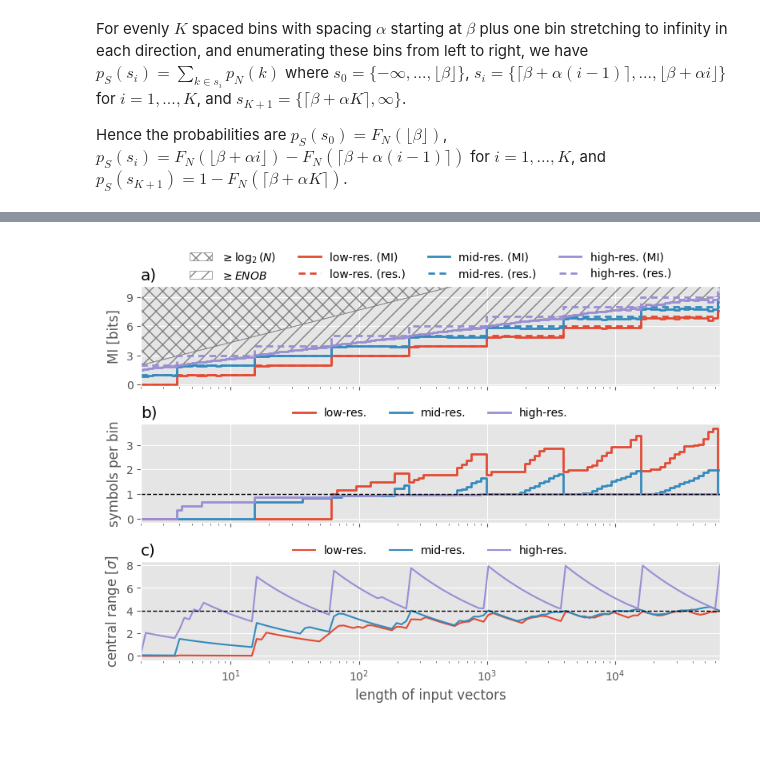
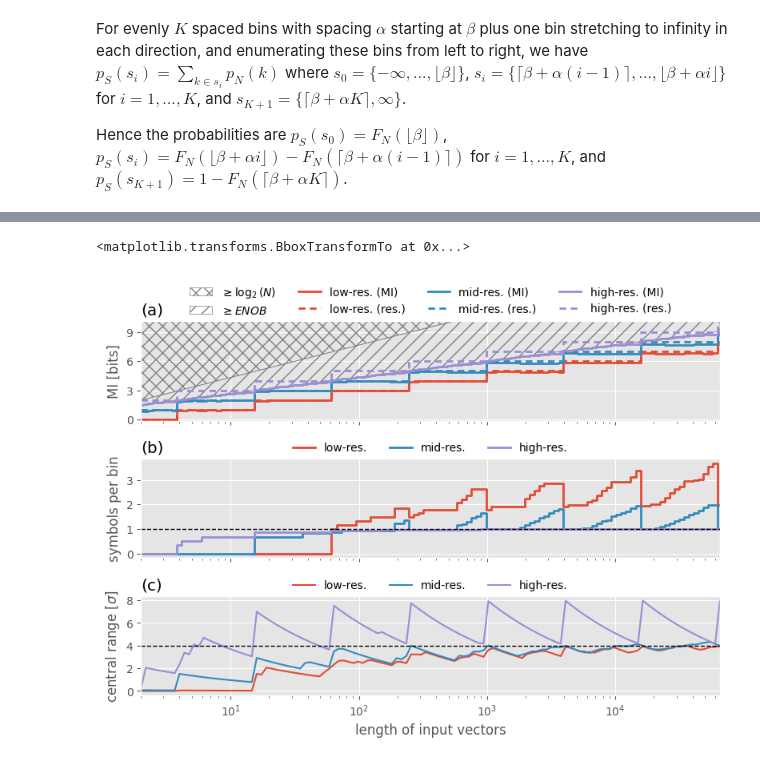
Before and after one commit to Integrated-Systems-Neuroengineering/optquant, a Jupyter notebook: experiments/derivation.ipynb, the cells around one changed output, grey strips where cells are left out. Saved outputs shown, nothing was run; the diff lists cells and outputs as text; code cells hidden in the pictures.

```diff
--- a/experiments/derivation.ipynb
+++ b/experiments/derivation.ipynb
@@ -24,20 +28 @@ plt.style.use('ggplot')
-# %%
-def compute_even_levels(num_bins, alpha, beta, offset_fixed=0):
-    shape = jnp.broadcast_shapes(jnp.shape(alpha), jnp.shape(beta), jnp.shape(offset_fixed))
-    i = jnp.arange(num_bins+1).reshape(-1, *[1]*len(shape))
-    offset_scaled = -(num_bins +1) / 2
-    res = alpha * (i + 0.5 + offset_scaled) + beta + offset_fixed
-    return res.at[0, ...].set(-jnp.inf).at[-1, ...].set(jnp.inf)
-
-@partial(jax.jit, static_argnums=(2,))
-def MI(alpha, beta, K, values, probabilities):
-
-    levels = compute_even_levels(K, alpha, beta, offset_fixed=(values[0] + values[-1]) / 2)
-    alpha, beta = jnp.atleast_1d(alpha)[jnp.newaxis, ...], jnp.atleast_1d(beta)[jnp.newaxis, ...]
-
-    cumprobs = jnp.concat([jnp.array([0.0]), jnp.cumsum(probabilities)])
-
-    p_s = cumprobs[jnp.searchsorted(values, levels[1:,...])] - cumprobs[jnp.searchsorted(values, levels[:-1,...])]
-
-    return -jnp.sum(p_s * jnp.log2(p_s), where=p_s > 0, axis=0)
 # %%
@@ -96,3 +97,7 @@ fig.savefig("../figures/optimum.png", bbox_inches="tight", dpi=300)
+# %%
+ax[1,2].transAxes
+# %% [output]
+<matplotlib.transforms.BboxTransformTo at 0x...>
 # %%
 # plot vector length vs number of ADC bits, offset and scale
 
@@ -119,14 +124,14 @@ for vl in tqdm(vector_length):
     probabilities = jnp.exp(d.log_prob(d.enumerate_support()))
 
     # compute ENOB
-    ENOB = jnp.log2(2*jnp.e*jnp.pi*0.25*vl)*0.5
+    ENOB = enob(vl)
     enobs.append(ENOB)
 
     # low bit-precision is rounded down, high bit-precision is rounded up
     for i,bits in enumerate([int(ENOB) + o for (_,o) in cases]):
 
         # compute MI for low and high precision
-        MIs = MI(*jnp.ix_(scale, phase), 2**bits, support, probabilities)
+        MIs = MI_nonoise(*jnp.ix_(scale, phase), 2**bits, support, probabilities)
 
         # find location of the maximum MI for low precision
         max_idx= MIs.argmax()
@@ -140,7 +145,7 @@ for vl in tqdm(vector_length):
 
         # compute how many numbers fall within each central bin
         offset_fixed = (support[0] + support[-1]) / 2
-        levels= compute_even_levels(2**bits, max_scale, max_phase, offset_fixed=offset_fixed)
+        levels= compute_even_levels(2**bits, max_scale, max_phase, offset_fixed=offset_fixed).squeeze()
         (vals, counts) = jnp.unique_counts(jnp.searchsorted(levels, support))
         max_width= jnp.sum(counts, where=(vals > 1) & (vals < (2**bits)-2)) / (2**bits - 2)
 
@@ -189,12 +194,12 @@ ax_MI.fill_between(
 )
 
 # plot the individual results for each case
-for i, (label, offset) in enumerate(cases):
+for i, (label1, offset) in enumerate(cases):
     # plot the limit and measured MI
     ax_MI.step(
         vector_length,
         max_MIs[i],
-        label=f"{label} (MI)",
+        label=f"{label1} (MI)",
         where="mid",
         color=f"C{i}",
         lw=2
@@ -205,47 +210,47 @@ for i, (label, offset) in enumerate(cases):
         num_bits[i],
         "--",
         dashes = [3,2],
-        label=f"{label} (res.)",
+        label=f"{label1} (res.)",
         where="mid",
         color=f"C{i}",
         lw=2,
     )
 
     # plot the average number of values that fall within the central bins
-    ax_scales.step(vector_length, max_widths[i], where="mid", label=label, color=f"C{i}", lw=2)
+    ax_scales.step(vector_length, max_widths[i], where="mid", label=label1, color=f"C{i}", lw=2)
 
     # plot the covered range of the central bins in standard deviations
-    ax_range.plot(vector_length, jnp.array(max_ranges[i]) / jnp.sqrt(vector_length), label=label)
+    ax_range.plot(vector_length, jnp.array(max_ranges[i]) / jnp.sqrt(vector_length), label=label1)
 
 ax_MI.set_xscale("log")
 ax_MI.set_ylabel("MI [bits]")
 ax_MI.set_ylim(ymin, ymax)
 ax_MI.set_xlim(xmin, xmax)
 
 ax_scales.hlines([1.0], xmin, xmax, lw=1, linestyles="--", color="black")
 ax_scales.set_ylabel("symbols per bin")
 
 ax_range.hlines([4.0], xmin, xmax, lw=1, linestyles="--", color="black")
 ax_range.set_xlabel("length of input vectors")
 ax_range.set_ylabel("central range [$\\sigma$]")
 
 # set integer locators for each plot
 ax_MI.yaxis.set_major_locator(MaxNLocator(5, integer=True))
 ax_scales.yaxis.set_major_locator(MaxNLocator(5, integer=True))
 ax_range.yaxis.set_major_locator(MaxNLocator(5, integer=True))
 
-ax_MI.set_title("a)", loc="left")
-ax_scales.set_title("b)", loc="left")
-ax_range.set_title("c)", loc="left")
+ax_MI.set_title("(a)", loc="left")
+ax_scales.set_title("(b)", loc="left")
+ax_range.set_title("(c)", loc="left")
 
 ax_MI.legend(loc="lower center", bbox_to_anchor=(0.5, 0.95), fancybox=False, facecolor="none", edgecolor="none", ncol=4)
 ax_scales.legend(loc="lower center", bbox_to_anchor=(0.5, 0.95), fancybox=False, facecolor="none", edgecolor="none", ncol=3)
 ax_range.legend(loc="lower center", bbox_to_anchor=(0.5, 0.95), fancybox=False, facecolor="none", edgecolor="none", ncol=3)
 
 fig.tight_layout()
 
 fig.savefig("../figures/range.pdf", bbox_inches="tight")
 fig.savefig("../figures/range.svg", bbox_inches="tight")
 fig.savefig("../figures/range.png", bbox_inches="tight", dpi=300)
 # %% [output]
-[figure, old version]
+[figure, new version]
```
Also changed, not shown: parts of 2 cells of this notebook, 21 other files.
